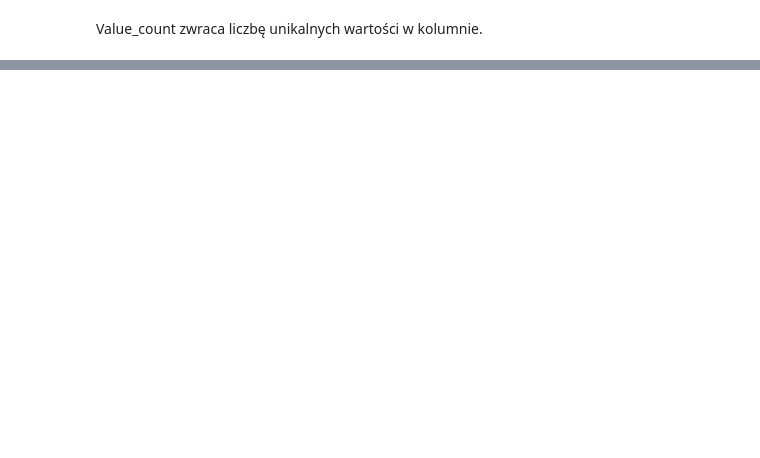
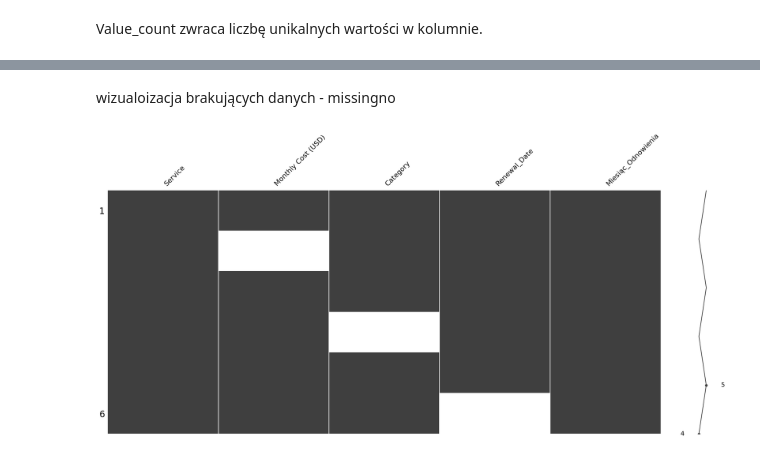
Before and after one commit to seweryn-mlodawski/jupitery, a Jupyter notebook: practice_8.ipynb, the cells around one changed output, grey strips where cells are left out. Saved outputs shown, nothing was run; the diff lists cells and outputs as text; code cells hidden in the pictures; blank space fills up the shorter version.

```diff
--- a/practice_8.ipynb
+++ b/practice_8.ipynb
@@ -375,0 +569,13 @@ Successfully installed MarkupSafe-3.0.3 jinja2-3.1.6
+# %%
+import numpy as np # Potrzebne do wstawienia NaN (Not a Number)
+
+# Robimy kopię Twojego df, żeby go nie zepsuć
+df_test = df.copy()
+
+# Celowo usuwamy kilka wartości
+df_test.loc[1, 'Monthly Cost (USD)'] = np.nan
+df_test.loc[3, 'Category'] = np.nan
+df_test.loc[5, 'Renewal_Date'] = np.nan
+
+print("Tabela z celowo wprowadzonymi brakami:")
+display(df_test)
@@ -375,0 +591,8 @@ Successfully installed MarkupSafe-3.0.3 jinja2-3.1.6
+# %% [markdown]
+wizualoizacja brakujących danych - missingno
+# %%
+#wyświetlamy macierz brakujących danych
+msno.matrix(df_test)
+plt.show()
+# %% [output]
+[figure, added]
```
Also changed, not shown: parts of 49 cells of this notebook, 6 other files.
